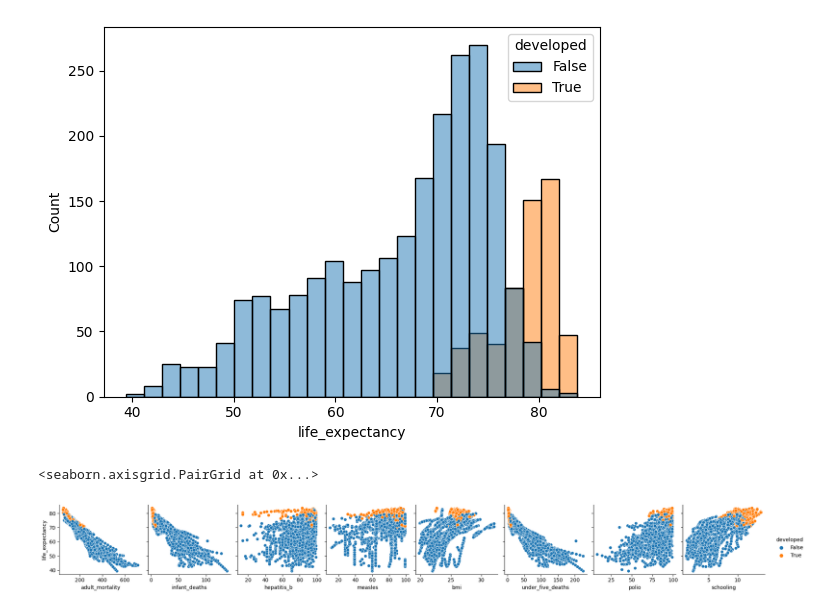
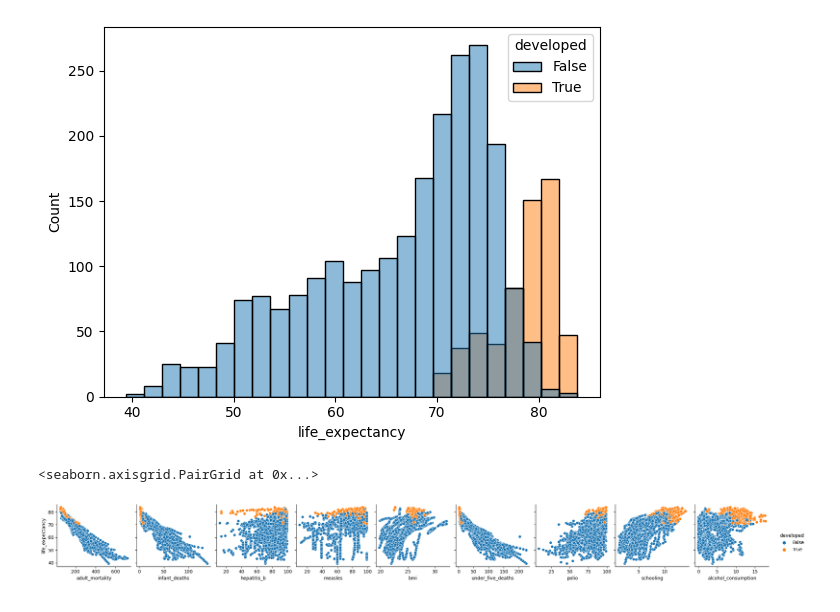
Before and after one commit to carolinabrandao/ICDProjetoFinal, a Jupyter notebook: EDA.ipynb, the cells around one changed output. Cells and saved outputs as stored; diff of their text form; code cells hidden in the pictures.

Commit message:
analise da variavel alcohol_consumption

```diff
--- a/EDA.ipynb
+++ b/EDA.ipynb
@@ -111,7 +111,7 @@ sns.histplot(x='life_expectancy', hue='developed', data=dataset)
 <Axes: xlabel='life_expectancy', ylabel='Count'>
 [figure]
 # %%
-sns.pairplot(dataset, hue='developed', y_vars='life_expectancy', x_vars=['adult_mortality', 'infant_deaths', 'hepatitis_b', 'measles', 'bmi', 'under_five_deaths', 'polio', 'schooling'])
+sns.pairplot(dataset, hue='developed', y_vars='life_expectancy', x_vars=['adult_mortality', 'infant_deaths', 'hepatitis_b', 'measles', 'bmi', 'under_five_deaths', 'polio', 'schooling', 'alcohol_consumption'])
 # %% [output]
 <seaborn.axisgrid.PairGrid at 0x...>
-[figure, old version]
+[figure, new version]
```
Also changed, not shown: parts of 15 cells of this notebook.
